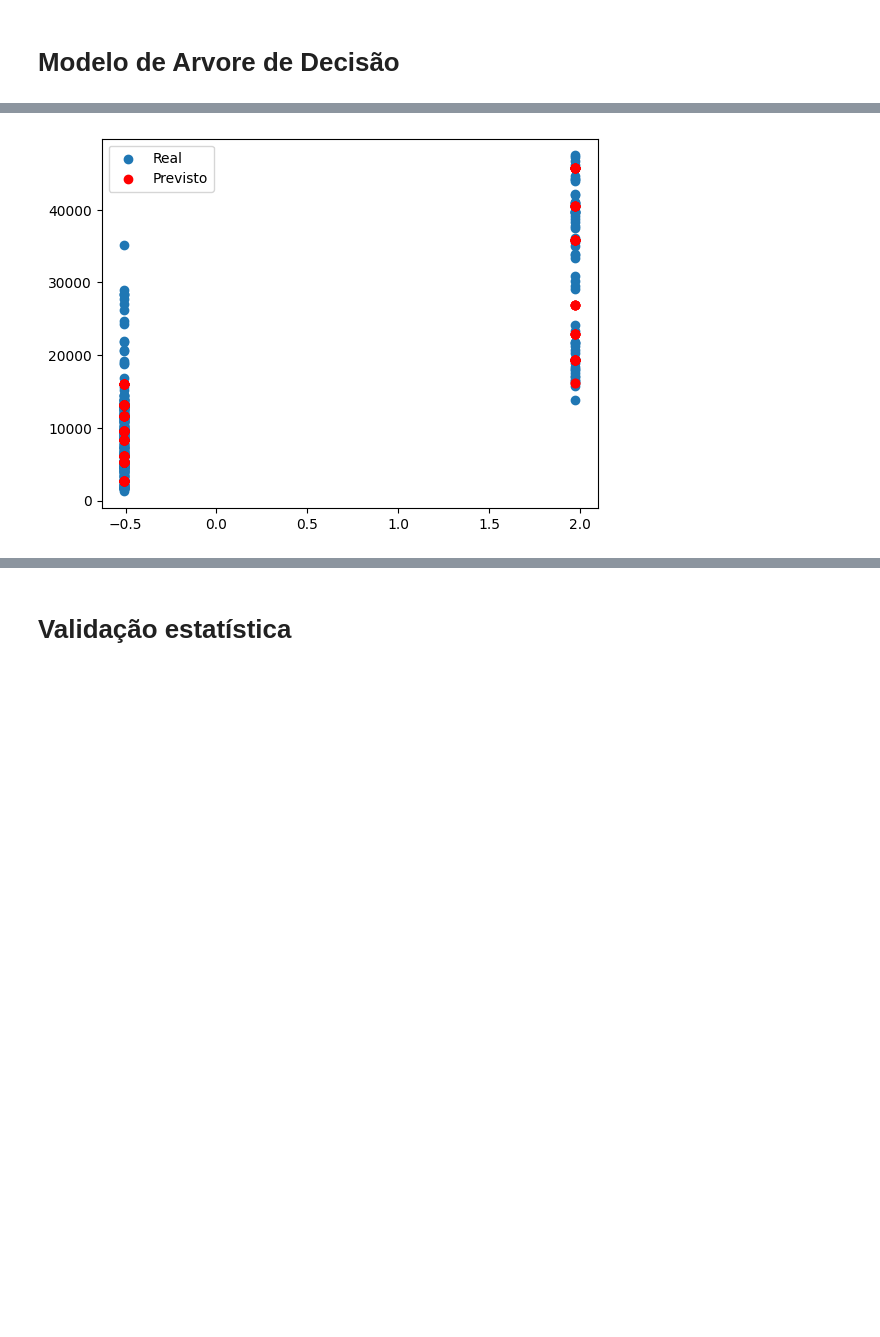
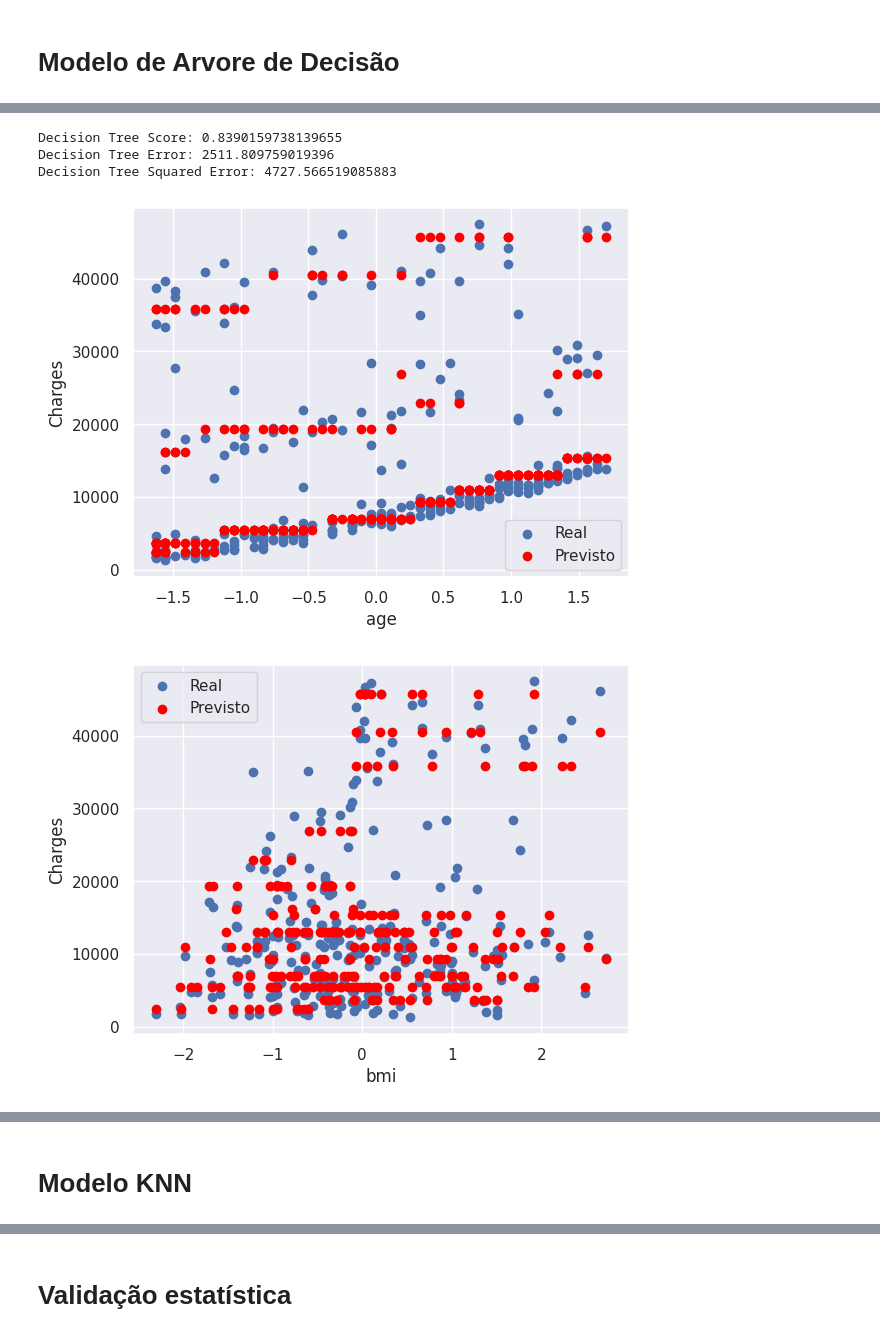
Before and after one commit to verzoto/tech-challenge1, a Jupyter notebook: TechChallenge1.ipynb, the cells around one changed output, grey strips where cells are left out. Drawn from its saved outputs; the diff is of its cells as text; code cells hidden in the pictures; blank space fills up the shorter version.

```diff
--- a/TechChallenge1.ipynb
+++ b/TechChallenge1.ipynb
@@ -172,7 +229,14 @@ decision_tree_error = mean_absolute_error(y_test, decision_tree_predicts)
-# %%
-plt.scatter(X_test["smoker"], y_test, label="Real")
-plt.scatter(X_test["smoker"], decision_tree_predicts, label="Previsto", color="red")
-plt.legend()
-plt.show()
-# %% [output]
-[figure, removed]
+# %%
+print(f'Decision Tree Score: {decision_tree_score}')
+print(f'Decision Tree Error: {decision_tree_error}')
+print(f'Decision Tree Squared Error: {decision_tree_squared_error}')
+# %% [output]
+Decision Tree Score: 0.8390159738139655
+Decision Tree Error: 2511.809759019396
+Decision Tree Squared Error: 4727.566519085883
+# %%
+for feature in X_test:
+  generate_scatter_plot(X_test[feature], y_test, feature, "Charges", decision_tree_predicts)
+# %% [output]
+[figure, added]
+[figure, added]
@@ -178,0 +244,2 @@ plt.show()
+# %% [markdown]
+# Modelo KNN
```
Also changed, not shown: parts of 27 cells of this notebook.
